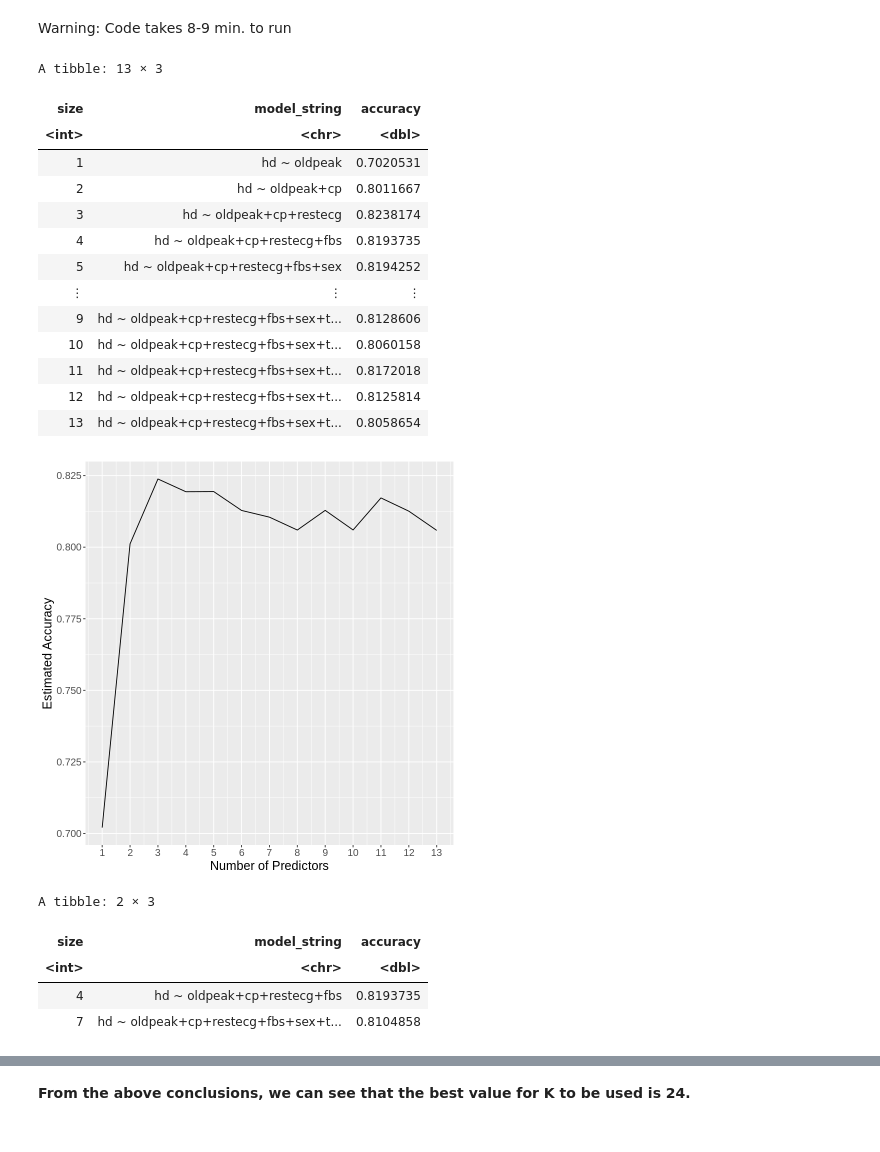
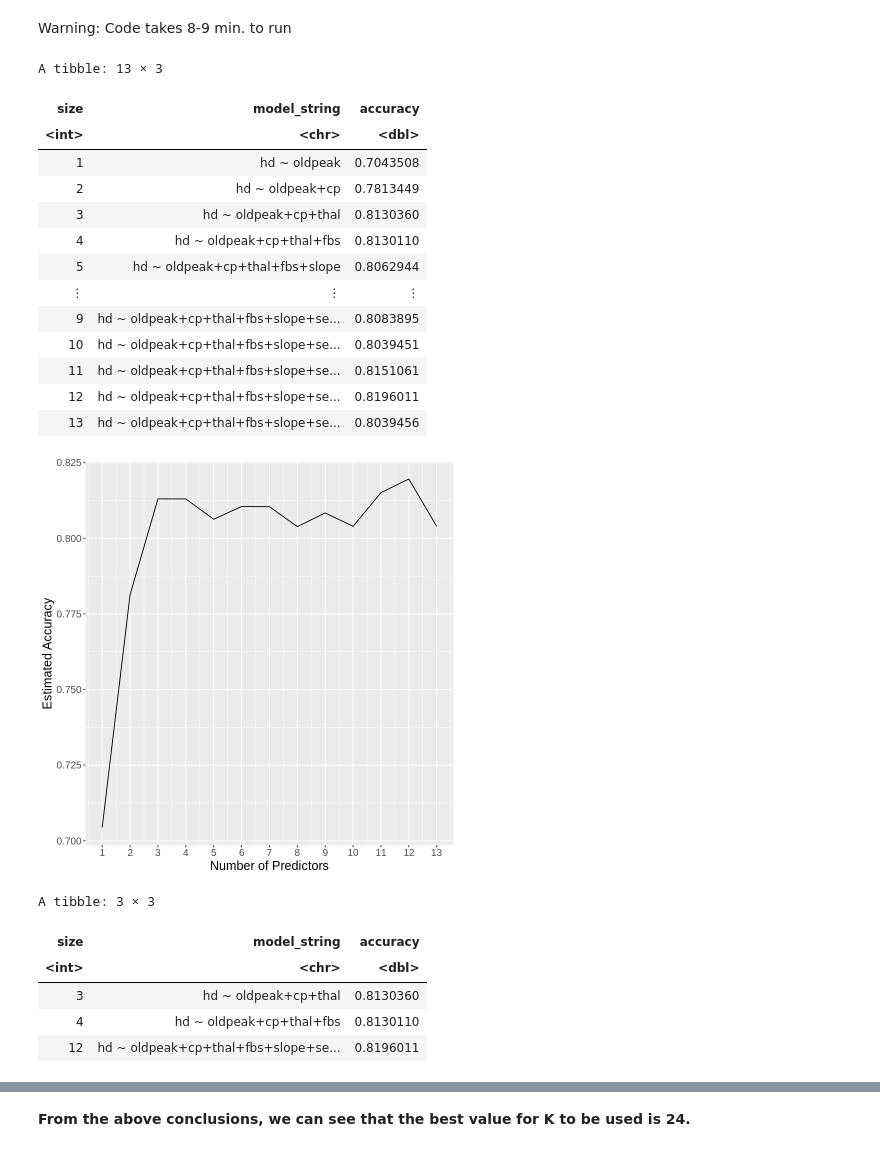
Before and after one commit to xenshreyas/Heart-Disease-Analysis, a Jupyter notebook: heart_data_analysis.ipynb, the cells around one changed output, grey strips where cells are left out. Cells and saved outputs as stored; diff of their text form; code cells hidden in the pictures.

```diff
--- a/heart_data_analysis.ipynb
+++ b/heart_data_analysis.ipynb
@@ -43,8 +37,9 @@ colnames(cleveland_data) <- c("age", "sex", "cp", "trestbps",
                               "exang", "oldpeak", "slope", "ca", "thal", "num")
 
 cleveland_data <- cleveland_data |>
-    mutate(ca = as.numeric(ca), thal = as.numeric(thal)) |>
+    mutate(ca = as.numeric(ca), thal = as.numeric(thal), num = as.factor(num)) |>
     filter(ca != "NA", thal != "NA")
+cleveland_data
 # %% [output]
 Warning message in mask$eval_all_mutate(quo):
 “NAs introduced by coercion”
@@ -88,6 +201,7 @@ hung_no_disease <- hungarian_data |>
 
 hung_data_alt <- rbind(hung_have_disease, hung_no_disease)
 # %%
-heart_data <- rbind(hung_data_alt, cl_data_alt)
+heart_data <- rbind(hung_data_alt, cl_data_alt) |>
+    select(-num)
 heart_data
 # %% [output]
@@ -133,16 +253,11 @@ heart_testing <- testing(heart_split)
 # %% [markdown]
 Warning: Code takes 8-9 min. to run
 # %%
-# Created a duplicate set to perform Forward Selection
-# Standardized this new subset
-
-heart_subset <- heart_training |> select(-num)
-
 # Implementing Forward Selection Code to find best predictors
-names <- colnames(heart_subset |> select(-hd))
+names <- colnames(heart_training |> select(-hd))
 
 # Create a tibble to store accuracies
-accuracies <- tibble(size = integer(),
+preds_accuracies <- tibble(size = integer(),
                      model_string = character(),
                      accuracy = numeric())
 
@@ -153,76 +268,80 @@ knn_FS_spec <- nearest_neighbor(weight_func = "rectangular",
     set_mode("classification")
 
 # Create a 5-fold cross-validation object
-heart_vfold <- vfold_cv(heart_subset, v = 5, strata = hd)
-
-# Store the total number of predictors
-n_total <- length(names)
+heart_vfold_preds <- vfold_cv(heart_training, v = 5, strata = hd)
 
 # Stores selected predictors
 selected <- c()
-for (i in 1:n_total) {
+# For every size from 1 to 13 predictors
+for (i in 1:13) {
+    # Stores preds not yet added
     accs <- list()
     models <- list()
     for (j in 1:length(names)) {
+        # For each combo of preds we are creating a model string
+        # and tuning the resultant classifier while collecting the accuracy
+        # of the best k
         preds_new <- c(selected, names[[j]])
         model_string <- paste("hd", "~", paste(preds_new, collapse="+"))
         heart_FS_recipe <- recipe(as.formula(model_string),
-                                data = heart_subset) |>
+                                data = heart_training) |>
                             step_scale(all_predictors()) |>
                             step_center(all_predictors())
         acc <- workflow() |>
             add_recipe(heart_FS_recipe) |>
             add_model(knn_FS_spec) |>
-            tune_grid(resamples = heart_vfold, grid = 10) |>
+            tune_grid(resamples = heart_vfold_preds, grid = 10) |>
             collect_metrics() |>
             filter(.metric == "accuracy") |>
             summarize(mx = max(mean))
         acc <- acc$mx |> unlist()
+        # Adding the result to the dataframe
         accs[[j]] <- acc
         models[[j]] <- model_string
     }
     jstar <- which.max(unlist(accs))
-    accuracies <- accuracies |>
+    preds_accuracies <- preds_accuracies |>
         add_row(size = i,
                 model_string = models[[jstar]],
                 accuracy = accs[[jstar]])
     selected <- c(selected, names[[jstar]])
     names <- names[-jstar]
 }
-accuracies
+preds_accuracies
 # %% [output]
 A tibble: 13 × 3
 | size | model_string | accuracy |
 | <int> | <chr> | <dbl> |
-| 1 | hd ~ oldpeak | 0.7020531 |
-| 2 | hd ~ oldpeak+cp | 0.8011667 |
-| 3 | hd ~ oldpeak+cp+restecg | 0.8238174 |
-| 4 | hd ~ oldpeak+cp+restecg+fbs | 0.8193735 |
-| 5 | hd ~ oldpeak+cp+restecg+fbs+sex | 0.8194252 |
+| 1 | hd ~ oldpeak | 0.7043508 |
+| 2 | hd ~ oldpeak+cp | 0.7813449 |
+| 3 | hd ~ oldpeak+cp+thal | 0.8130360 |
+| 4 | hd ~ oldpeak+cp+thal+fbs | 0.8130110 |
+| 5 | hd ~ oldpeak+cp+thal+fbs+slope | 0.8062944 |
 | ⋮ | ⋮ | ⋮ |
-| 9 | hd ~ oldpeak+cp+restecg+fbs+sex+t... | 0.8128606 |
-| 10 | hd ~ oldpeak+cp+restecg+fbs+sex+t... | 0.8060158 |
-| 11 | hd ~ oldpeak+cp+restecg+fbs+sex+t... | 0.8172018 |
-| 12 | hd ~ oldpeak+cp+restecg+fbs+sex+t... | 0.8125814 |
-| 13 | hd ~ oldpeak+cp+restecg+fbs+sex+t... | 0.8058654 |
+| 9 | hd ~ oldpeak+cp+thal+fbs+slope+se... | 0.8083895 |
+| 10 | hd ~ oldpeak+cp+thal+fbs+slope+se... | 0.8039451 |
+| 11 | hd ~ oldpeak+cp+thal+fbs+slope+se... | 0.8151061 |
+| 12 | hd ~ oldpeak+cp+thal+fbs+slope+se... | 0.8196011 |
+| 13 | hd ~ oldpeak+cp+thal+fbs+slope+se... | 0.8039456 |
 # %%
-best_preds_plot <- ggplot(accuracies, aes(x = size, y = accuracy)) +
+best_preds_plot <- ggplot(preds_accuracies, aes(x = size, y = accuracy)) +
     geom_line() +
     xlab("Number of Predictors") +
     ylab("Estimated Accuracy") +
     scale_x_continuous(breaks = 1:13) +
     theme(text = element_text(size = 15))
 
 best_preds_plot
 # %% [output]
-[figure, old version]
+[figure, new version]
 # %%
-best_preds <- accuracies |> slice(4,7)
+best_preds <- preds_accuracies |> slice(3,4,12)
 best_preds
 # %% [output]
-A tibble: 2 × 3
+A tibble: 3 × 3
 | size | model_string | accuracy |
 | <int> | <chr> | <dbl> |
-| 4 | hd ~ oldpeak+cp+restecg+fbs | 0.8193735 |
-| 7 | hd ~ oldpeak+cp+restecg+fbs+sex+t... | 0.8104858 |
+| 3 | hd ~ oldpeak+cp+thal | 0.8130360 |
+| 4 | hd ~ oldpeak+cp+thal+fbs | 0.8130110 |
+| 12 | hd ~ oldpeak+cp+thal+fbs+slope+se... | 0.8196011 |
 # %% [markdown]
```
Also changed, not shown: parts of 41 cells of this notebook.
